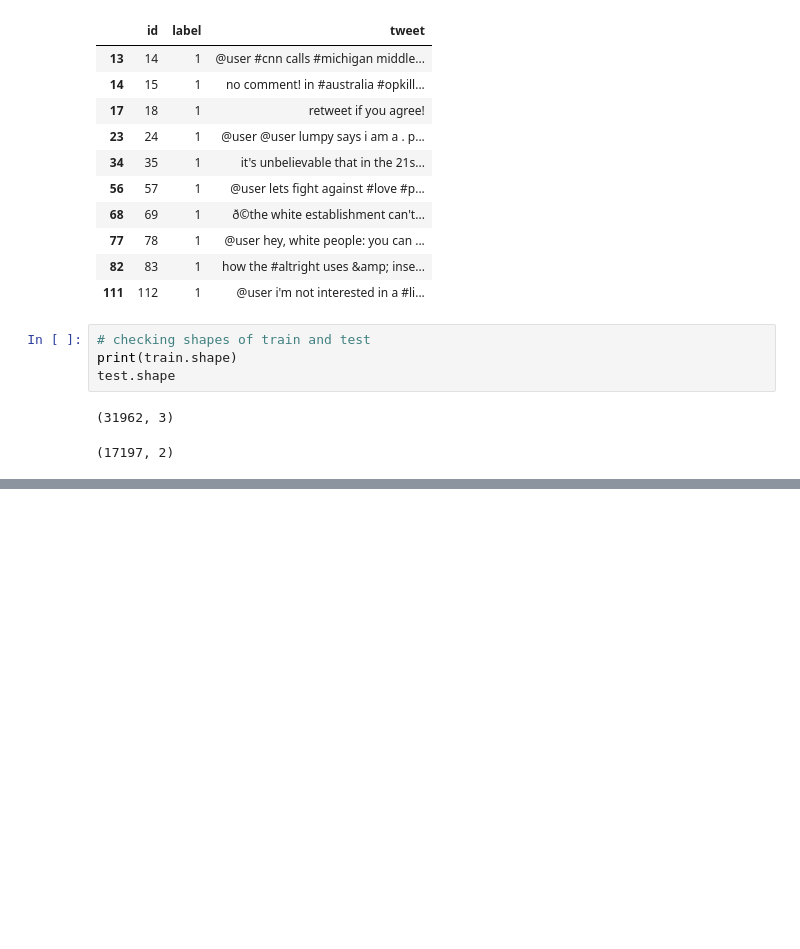
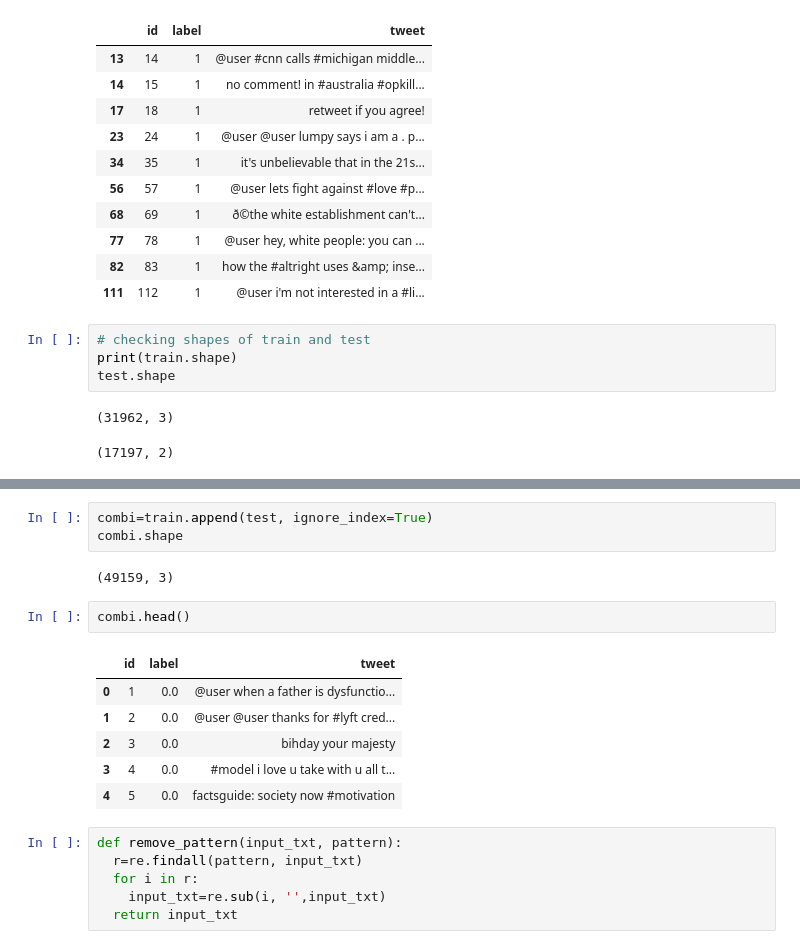
Before and after one commit to Ashik9576/Twitter-Sentiment-Analysis, a Jupyter notebook: Tweeter_Sentiment_Analysis.ipynb, the cells around one changed output, grey strips where cells are left out. Cells and saved outputs as stored; diff of their text form; blank space fills up the shorter version.

```diff
--- a/Tweeter_Sentiment_Analysis.ipynb
+++ b/Tweeter_Sentiment_Analysis.ipynb
@@ -73,0 +107,20 @@ test.shape
+# %%
+combi=train.append(test, ignore_index=True)
+combi.shape
+# %% [output]
+(49159, 3)
+# %%
+combi.head()
+# %% [output]
+|  | id | label | tweet |
+| 0 | 1 | 0.0 | @user when a father is dysfunctio... |
+| 1 | 2 | 0.0 | @user @user thanks for #lyft cred... |
+| 2 | 3 | 0.0 | bihday your majesty |
+| 3 | 4 | 0.0 | #model i love u take with u all t... |
+| 4 | 5 | 0.0 | factsguide: society now #motivation |
+# %%
+def remove_pattern(input_txt, pattern):
+  r=re.findall(pattern, input_txt)
+  for i in r:
+    input_txt=re.sub(i, '',input_txt)
+  return input_txt
```
Also changed, not shown: parts of 5 cells of this notebook.
